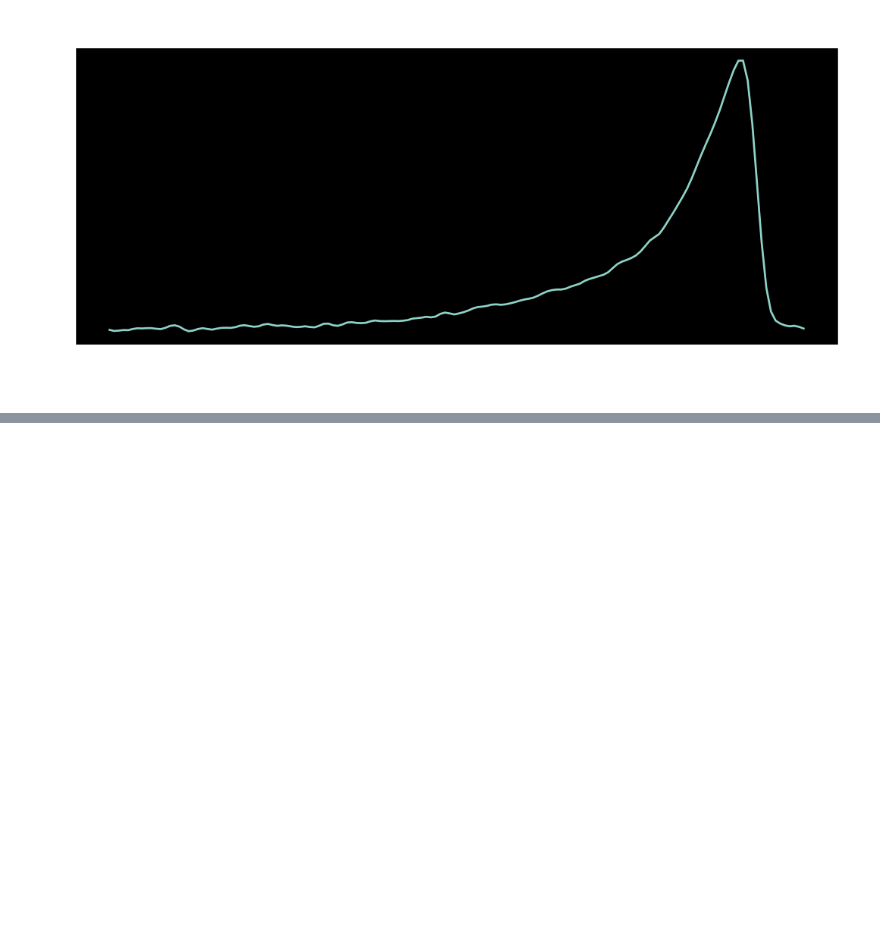
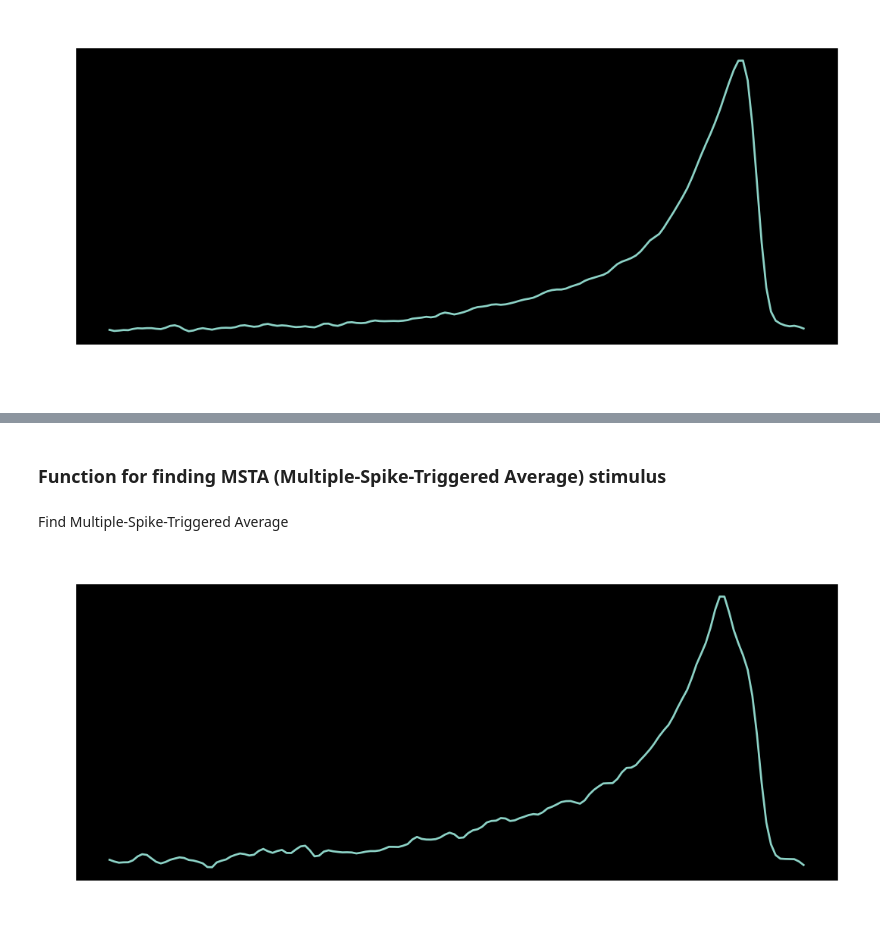
Before and after one commit to platycristate/computational-neuroscience, a Jupyter notebook: chapter1/C1_Task8-10.ipynb, the cells around one changed output, grey strips where cells are left out. Saved outputs shown, nothing was run; the diff lists cells and outputs as text; code cells hidden in the pictures; blank space fills up the shorter version.

Commit message:
Started Task 9; made function for finding spikes separated by some interval

```diff
--- a/chapter1/C1_Task8-10.ipynb
+++ b/chapter1/C1_Task8-10.ipynb
@@ -71,0 +76,25 @@ ax.set(xlabel='time, s');
+# %% [markdown]
+### Function for finding MSTA (Multiple-Spike-Triggered Average) stimulus
+# %%
+def convolve_spike_pairs(spikes, Δt, separation_interval=2):
+    spike_pairs = np.zeros( spikes.shape )
+    conv_window = separation_interval / 1000 # to seconds
+    steps_window = int(conv_window / Δt)
+
+    spikes_idxs = np.where( spikes == 1)[0]
+    for i in spikes_idxs:
+        if i + steps_window in spikes_idxs:
+            spike_pairs[i + steps_window] = 1
+    return spike_pairs
+# %% [markdown]
+Find Multiple-Spike-Triggered Average
+# %%
+spike_pairs = convolve_spike_pairs(spikes, time[1] - time[0], separation_interval=10)
+sta_stim, sta_time = STA_new(stim, time, spike_pairs, window=300)
+# %%
+fig, ax = plt.subplots(figsize=(10, 4), dpi=130);
+ax.plot(sta_time, sta_stim, label='stimulus');
+ax.set_title('Multiple-Spike-Triggered average stimulus');
+ax.set(xlabel='time, s');
+# %% [output]
+[figure, added]
```
Also changed, not shown: parts of 3 cells of this notebook.
